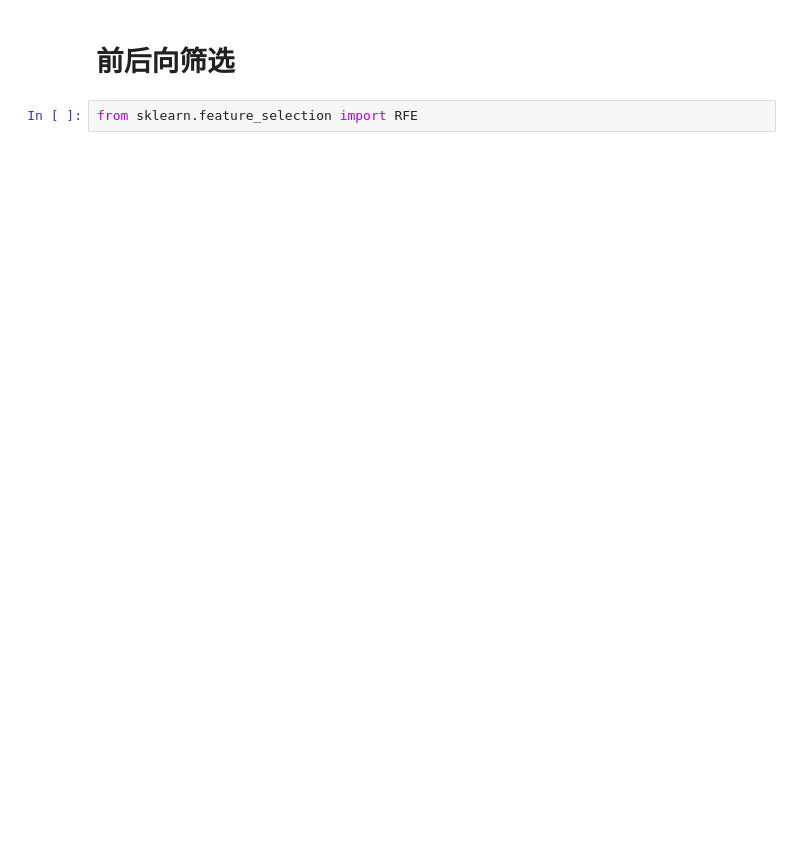
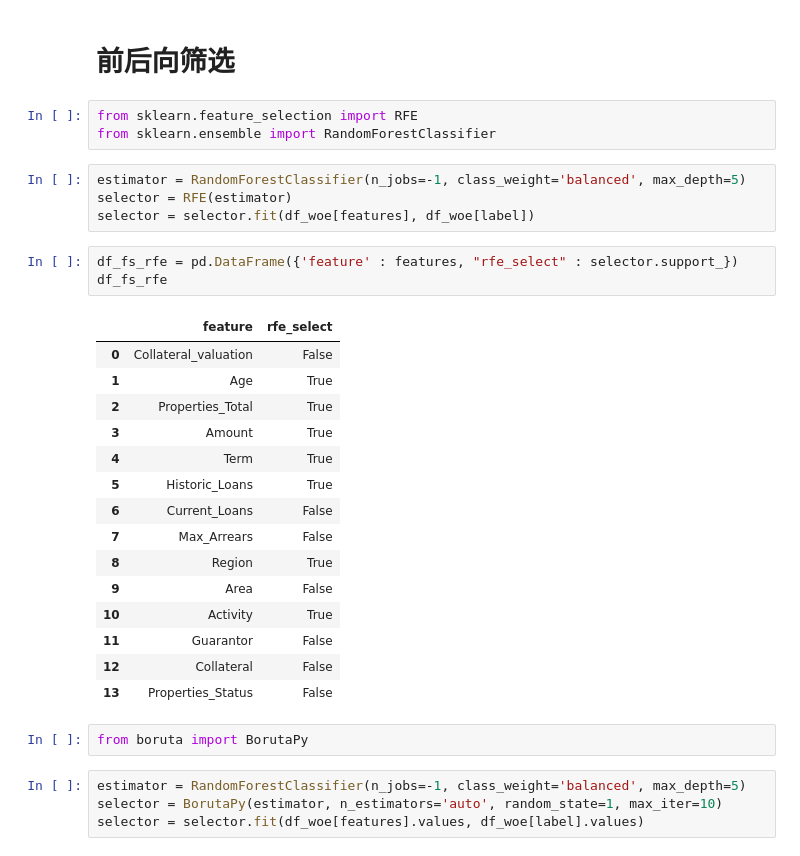
Before and after one commit to rfouyang/credit_model, a Jupyter notebook: demo/Tutorial5 Feature Selection.ipynb, the cells around one changed output. Drawn from its saved outputs; the diff is of its cells as text; blank space fills up the shorter version.

```diff
--- a/demo/Tutorial5 Feature Selection.ipynb
+++ b/demo/Tutorial5 Feature Selection.ipynb
@@ -110,3 +118,33 @@ df_vip
 # 前后向筛选
 # %%
 from sklearn.feature_selection import RFE
+from sklearn.ensemble import RandomForestClassifier
+# %%
+estimator = RandomForestClassifier(n_jobs=-1, class_weight='balanced', max_depth=5)
+selector = RFE(estimator)
+selector = selector.fit(df_woe[features], df_woe[label])
+# %%
+df_fs_rfe = pd.DataFrame({'feature' : features, "rfe_select" : selector.support_})
+df_fs_rfe
+# %% [output]
+|  | feature | rfe_select |
+| 0 | Collateral_valuation | False |
+| 1 | Age | True |
+| 2 | Properties_Total | True |
+| 3 | Amount | True |
+| 4 | Term | True |
+| 5 | Historic_Loans | True |
+| 6 | Current_Loans | False |
+| 7 | Max_Arrears | False |
+| 8 | Region | True |
+| 9 | Area | False |
+| 10 | Activity | True |
+| 11 | Guarantor | False |
+| 12 | Collateral | False |
+| 13 | Properties_Status | False |
+# %%
+from boruta import BorutaPy
+# %%
+estimator = RandomForestClassifier(n_jobs=-1, class_weight='balanced', max_depth=5)
+selector = BorutaPy(estimator, n_estimators='auto', random_state=1, max_iter=10)
+selector = selector.fit(df_woe[features].values, df_woe[label].values)
```
Also changed, not shown: parts of 13 cells of this notebook, 2 other files.
